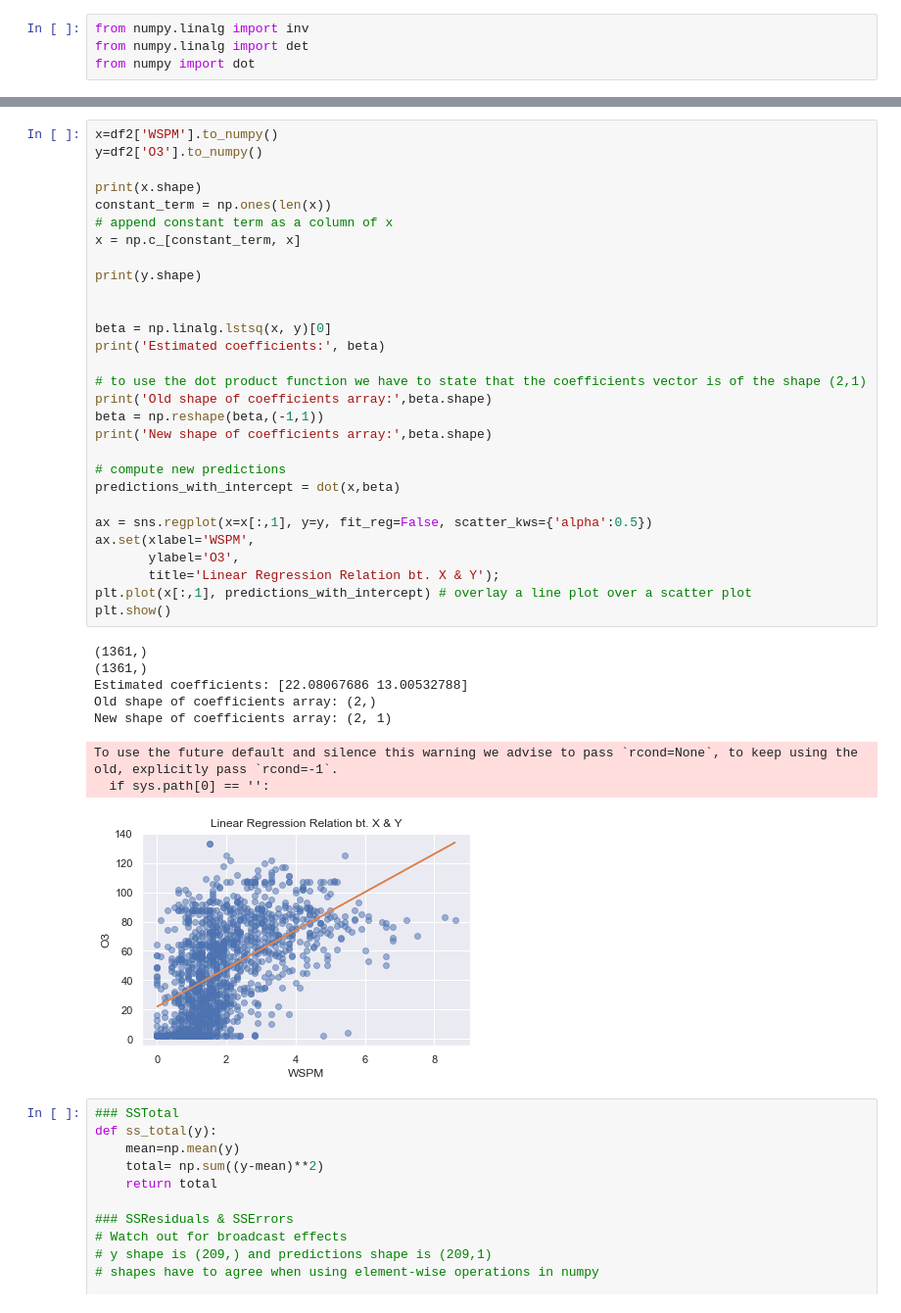
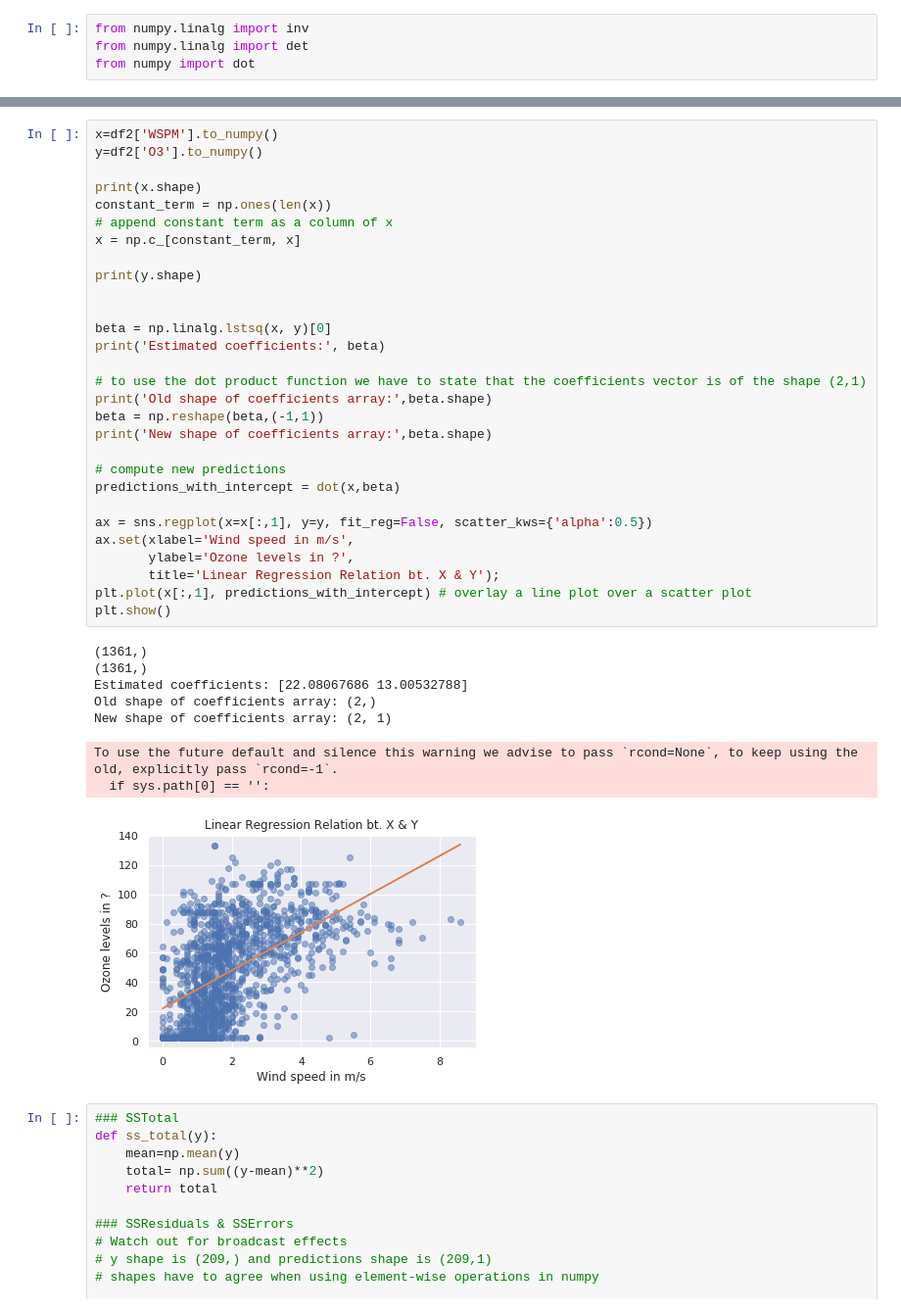
Before and after one commit to oranium/datamining, a Jupyter notebook: NewDataSet/Tryings_on_linear_regression.ipynb, the cells around one changed output, grey strips where cells are left out. Shown at 98% size. Saved outputs shown, nothing was run; the diff lists cells and outputs as text.

```diff
--- a/NewDataSet/Tryings_on_linear_regression.ipynb
+++ b/NewDataSet/Tryings_on_linear_regression.ipynb
@@ -86,36 +84,36 @@ print(x.shape)
 constant_term = np.ones(len(x))
 # append constant term as a column of x
 x = np.c_[constant_term, x]
 
 print(y.shape)
 
 
 beta = np.linalg.lstsq(x, y)[0]
 print('Estimated coefficients:', beta)
 
 # to use the dot product function we have to state that the coefficients vector is of the shape (2,1)
 print('Old shape of coefficients array:',beta.shape)
 beta = np.reshape(beta,(-1,1))
 print('New shape of coefficients array:',beta.shape)
 
 # compute new predictions
 predictions_with_intercept = dot(x,beta)
 
 ax = sns.regplot(x=x[:,1], y=y, fit_reg=False, scatter_kws={'alpha':0.5})
-ax.set(xlabel='WSPM',
-       ylabel='O3',
+ax.set(xlabel='Wind speed in m/s',
+       ylabel='Ozone levels in ?',
        title='Linear Regression Relation bt. X & Y');
 plt.plot(x[:,1], predictions_with_intercept) # overlay a line plot over a scatter plot
 plt.show()
 # %% [output]
 (1361,)
 (1361,)
 Estimated coefficients: [22.08067686 13.00532788]
 Old shape of coefficients array: (2,)
 New shape of coefficients array: (2, 1)
 To use the future default and silence this warning we advise to pass `rcond=None`, to keep using the old, explicitly pass `rcond=-1`.
   if sys.path[0] == '':
-[figure, old version]
+[figure, new version]
 # %%
 ### SSTotal
 def ss_total(y):
```
Also changed, not shown: parts of 16 cells of this notebook.
